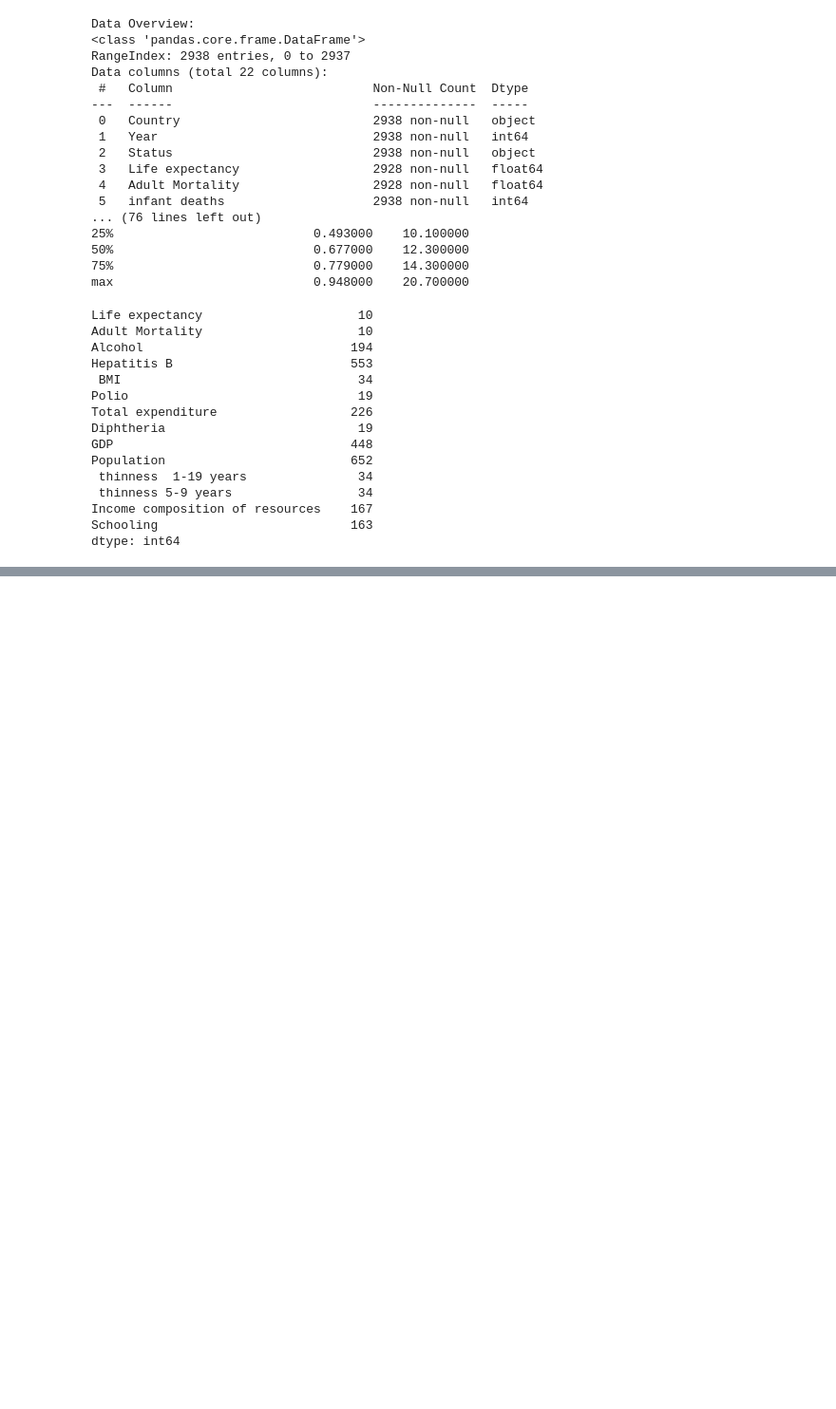
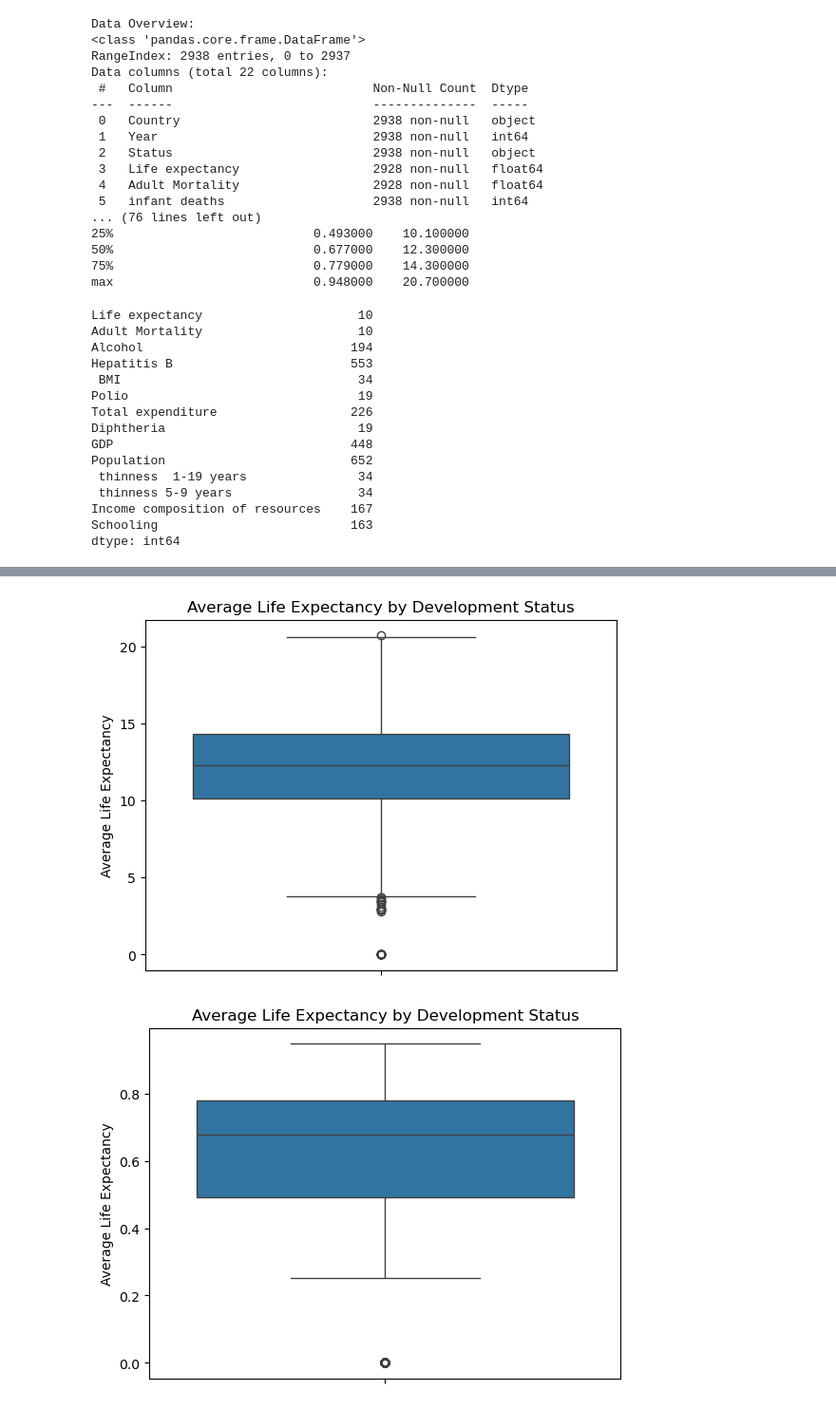
Before and after one commit to Sayantika96/WHO_Life_Expectancy, a Jupyter notebook: exercise.ipynb, the cells around one changed output, grey strips where cells are left out. Shown at 95% size. Cells and saved outputs as stored; diff of their text form; code cells hidden in the pictures; blank space fills up the shorter version.

```diff
--- a/exercise.ipynb
+++ b/exercise.ipynb
@@ -55,0 +71,9 @@ dtype: int64
+# %%
+for col in ["Schooling", "Income composition of resources", "Adult Mortality"]:
+    sns.boxplot(data[col].dropna())
+    plt.title("Average Life Expectancy by Development Status")
+    plt.ylabel("Average Life Expectancy")
+    plt.show()
+# %% [output]
+[figure, added]
+[figure, added]
```
Also changed, not shown: parts of 17 cells of this notebook.
